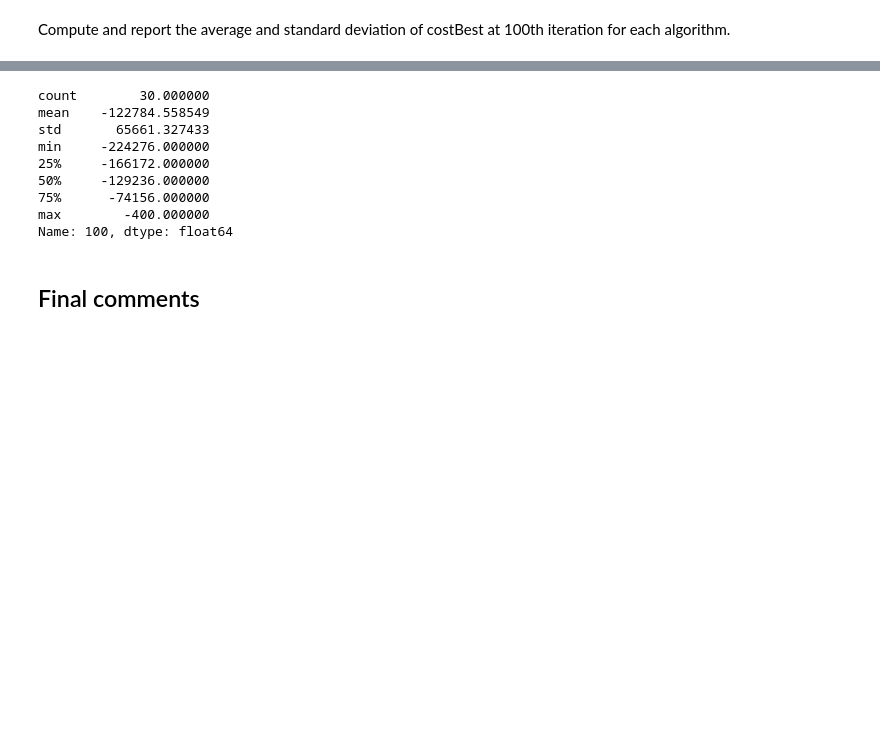
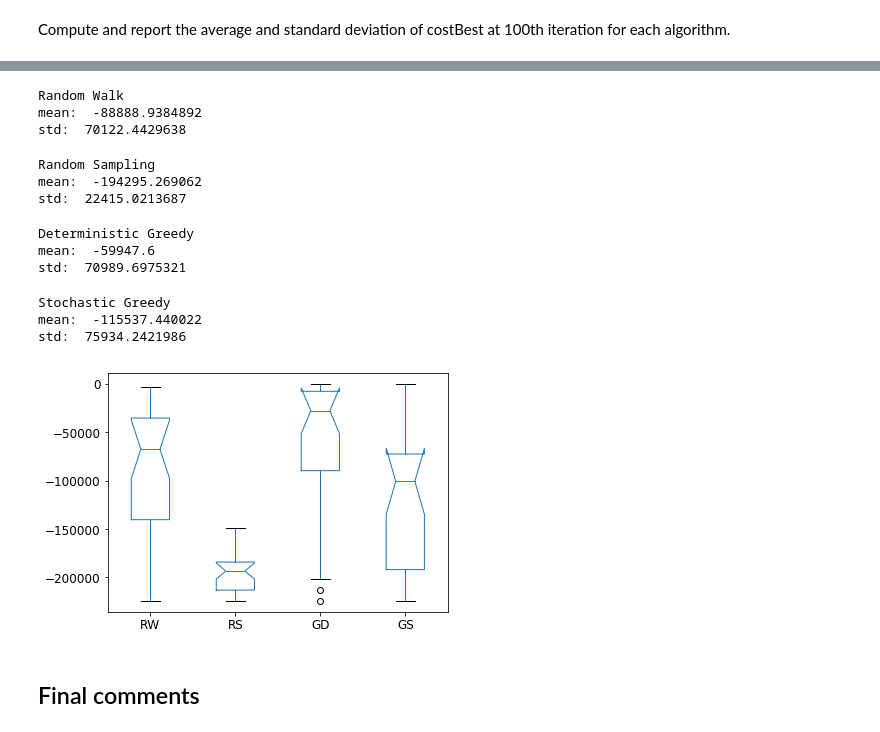
Before and after one commit to aloisiusStephen/IE6511_HW, a Jupyter notebook: Homework 1.ipynb, the cells around one changed output, grey strips where cells are left out. Cells and saved outputs as stored; diff of their text form; code cells hidden in the pictures; blank space fills up the shorter version.

```diff
--- a/Homework 1.ipynb
+++ b/Homework 1.ipynb
@@ -406,15 +377,50 @@ Name: 100, dtype: float64
-# %%
-gs_combine.groupby('i')['costBest'].describe().loc[100]
-# %% [output]
-count        30.000000
-mean    -122784.558549
-std       65661.327433
-min     -224276.000000
-25%     -166172.000000
-50%     -129236.000000
-75%      -74156.000000
-max        -400.000000
-Name: 100, dtype: float64
+# %%
+# Random Walk
+print('Random Walk')
+print('mean: ', rw_combine.groupby('i')['costBest'].describe().loc[100]['mean'])
+print('std: ', rw_combine.groupby('i')['costBest'].describe().loc[100]['std'])
+# %% [output]
+Random Walk
+mean:  -88888.9384892
+std:  70122.4429638
+# %%
+# Random Sampling
+print('Random Sampling')
+print('mean: ', rs_combine.groupby('i')['costBest'].describe().loc[100]['mean'])
+print('std: ', rs_combine.groupby('i')['costBest'].describe().loc[100]['std'])
+# %% [output]
+Random Sampling
+mean:  -194295.269062
+std:  22415.0213687
+# %%
+# Deterministic Greedy
+print('Deterministic Greedy')
+print('mean: ', gd_combine.groupby('i')['costBest'].describe().loc[100]['mean'])
+print('std: ', gd_combine.groupby('i')['costBest'].describe().loc[100]['std'])
+# %% [output]
+Deterministic Greedy
+mean:  -59947.6
+std:  70989.6975321
+# %%
+# Stochastic Greedy
+print('Stochastic Greedy')
+print('mean: ', gs_combine.groupby('i')['costBest'].describe().loc[100]['mean'])
+print('std: ', gs_combine.groupby('i')['costBest'].describe().loc[100]['std'])
+# %% [output]
+Stochastic Greedy
+mean:  -115537.440022
+std:  75934.2421986
+# %%
+mean_100_iter = pd.DataFrame()
+mean_100_iter['RW'] = rw_combine['costBest'].loc[100].values
+mean_100_iter['RS'] = rs_combine['costBest'].loc[100].values
+mean_100_iter['GD'] = gd_combine['costBest'].loc[100].values
+mean_100_iter['GS'] = gs_combine['costBest'].loc[100].values
+
+mean_100_iter.boxplot(grid=False, notch=True)
+plt.tight_layout()
+# %% [output]
+[figure, added]
 # %% [markdown]
 ## Final comments
 # %% [markdown]
```
Also changed, not shown: parts of 24 cells of this notebook.
